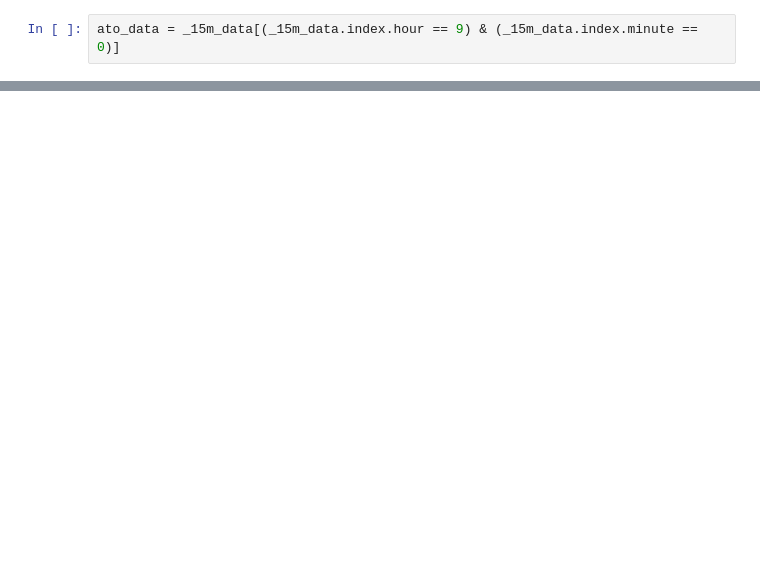
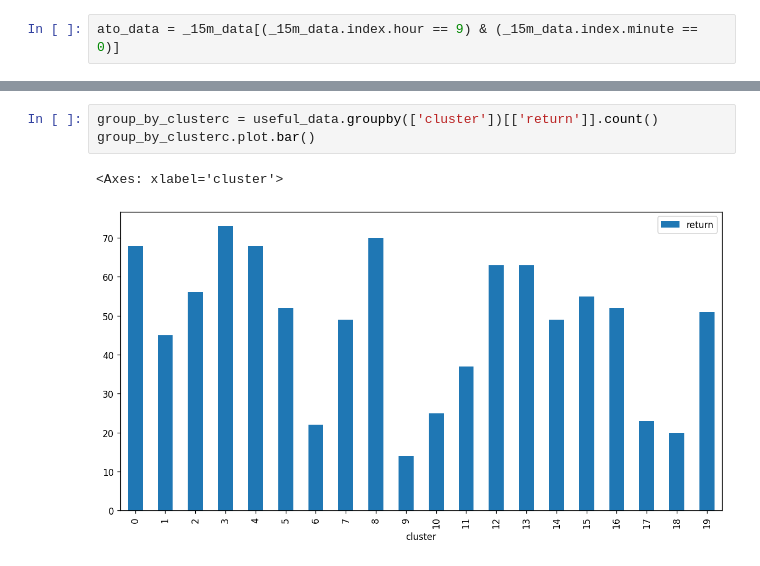
Before and after one commit to zuongthaotn/ai-chungkhoan, a Jupyter notebook: VN30F1M/ATO_clustering.ipynb, the cells around one changed output, grey strips where cells are left out. Saved outputs shown, nothing was run; the diff lists cells and outputs as text; blank space fills up the shorter version.

```diff
--- a/VN30F1M/ATO_clustering.ipynb
+++ b/VN30F1M/ATO_clustering.ipynb
@@ -96,0 +155,6 @@ group_data.plot.bar()
+# %%
+group_by_clusterc = useful_data.groupby(['cluster'])[['return']].count()
+group_by_clusterc.plot.bar()
+# %% [output]
+<Axes: xlabel='cluster'>
+[figure, added]
```
Also changed, not shown: parts of 20 cells of this notebook.
